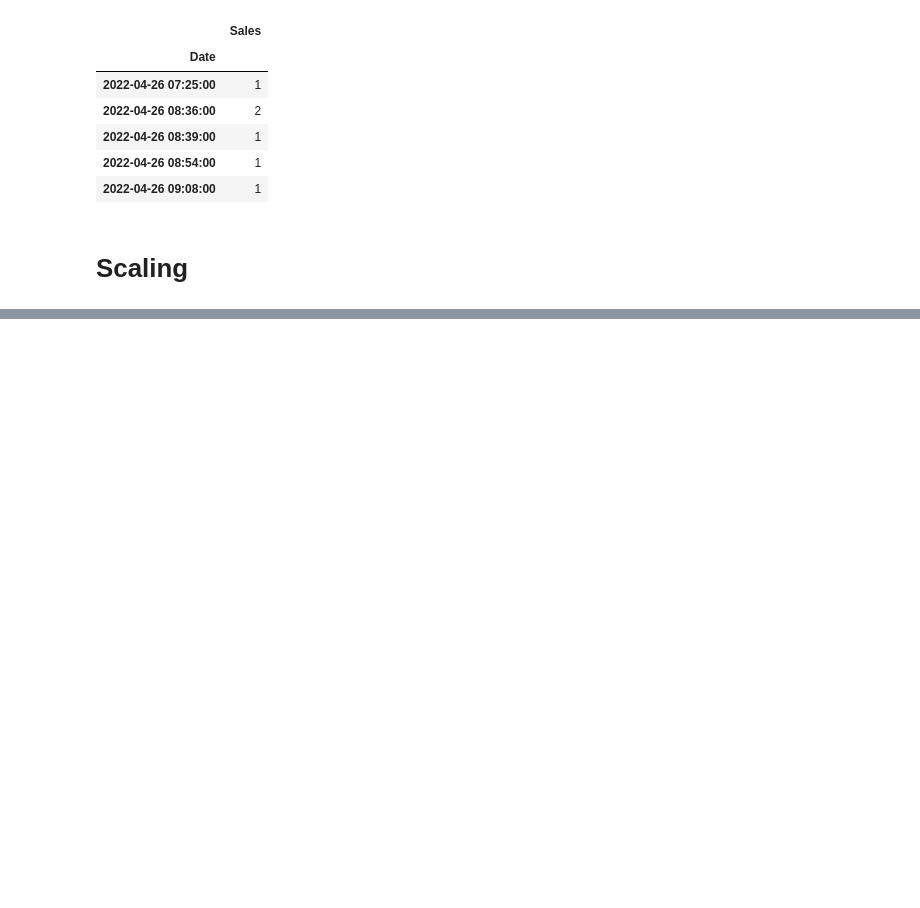
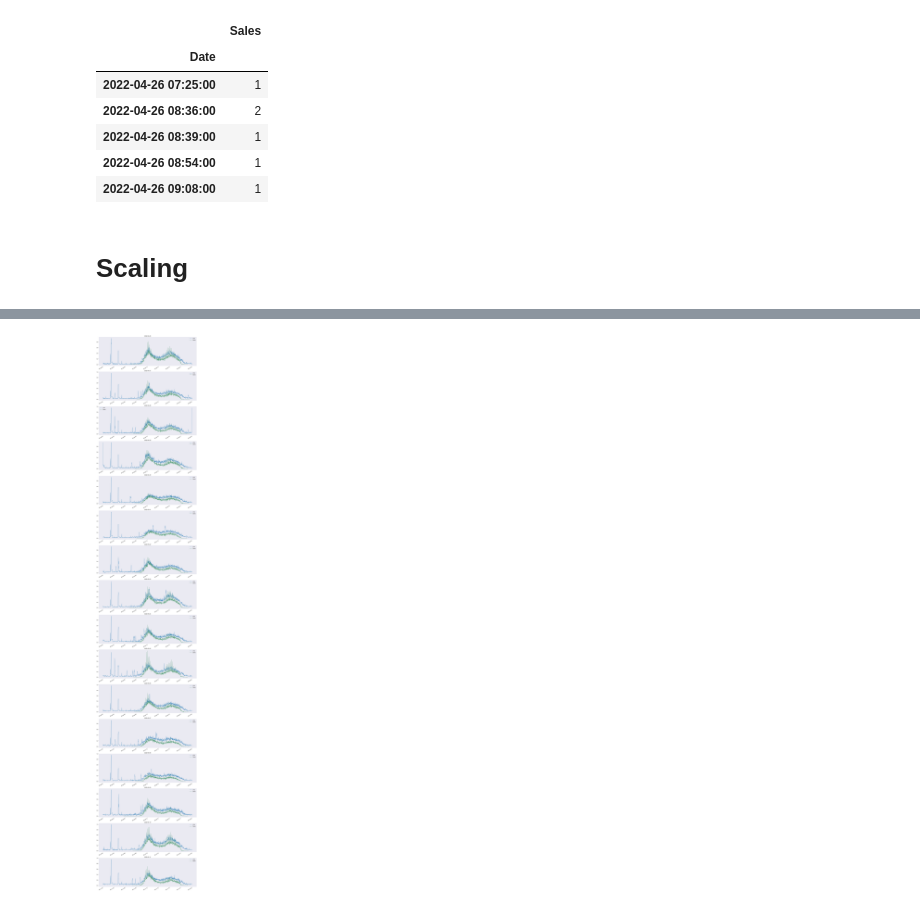
Before and after one commit to si1ver1/ServerStats, a Jupyter notebook: ServerStats-TimeSeries.ipynb, the cells around one changed output, grey strips where cells are left out. Drawn from its saved outputs; the diff is of its cells as text; code cells hidden in the pictures; blank space fills up the shorter version.

Commit message:
better charts

```diff
--- a/ServerStats-TimeSeries.ipynb
+++ b/ServerStats-TimeSeries.ipynb
@@ -84,17 +84,3 @@ from matplotlib import style
 import seaborn as sns
 style.use('seaborn-dark')
 sns.set_context("paper")
-
-unique_days = list(set(scaled_cpu_df.index.to_period('D').strftime('%Y-%m-%d')))
-unique_days.sort()
-
-fig, axes = plt.subplots(nrows=len(unique_days), ncols=1)
-
-row = 0
-for day in unique_days:
-    scaled_cpu_df[day].plot(ax=axes[row], figsize=(50,200), color='tab:blue')
-    scaled_sales_df[day].plot(ax=axes[row], color='seagreen')
-    row += 1
-
-plt.savefig('images/days.png')
-plt.show()
@@ -102,0 +87,16 @@ plt.show()
+# %%
+fig, axes = plt.subplots(nrows=len(unique_days), ncols=1)
+
+row = 0
+for day in unique_days:
+    ax = scaled_cpu_df[day].plot(ax=axes[row], figsize=(25,160), color='tab:blue', fontsize=16)
+    ax = scaled_sales_df[day].plot(ax=axes[row], color='seagreen')
+    ax.set_xlabel('')
+    ax.legend(fontsize=16)
+    ax.set_title(f'{day}', fontsize=18)
+    row += 1
+
+plt.savefig('images/days.png')
+plt.show()
+# %% [output]
+[figure, added]
```
Also changed, not shown: parts of 1 cell of this notebook.
